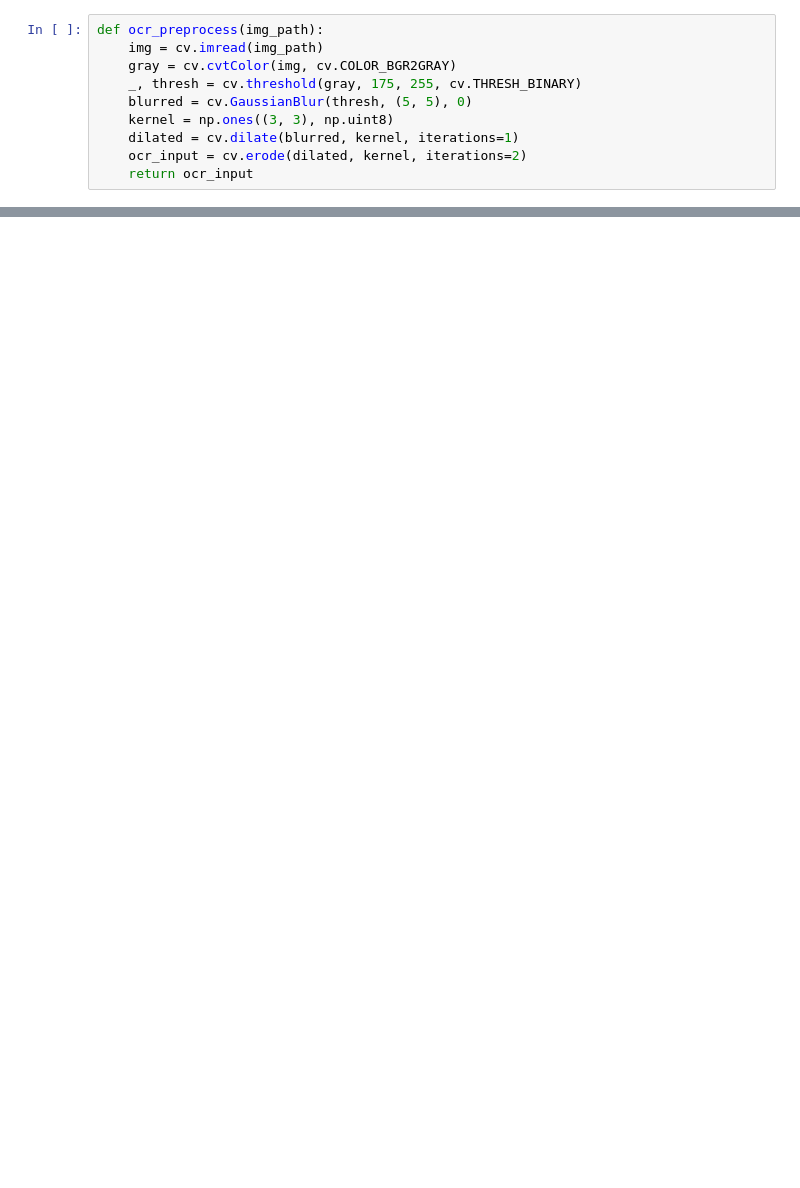
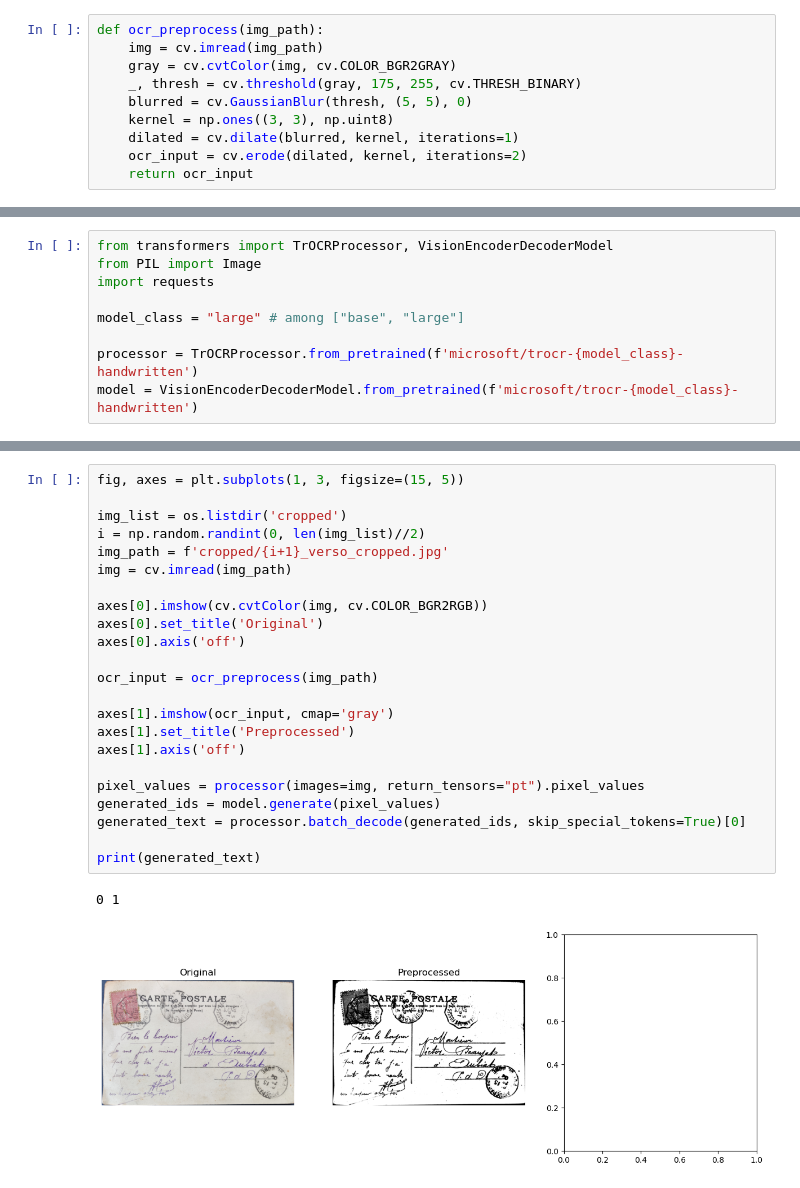
Before and after one commit to LouisChirol/PoulangePostCard, a Jupyter notebook: autocrop.ipynb, the cells around one changed output, grey strips where cells are left out. Saved outputs shown, nothing was run; the diff lists cells and outputs as text; blank space fills up the shorter version.

```diff
--- a/autocrop.ipynb
+++ b/autocrop.ipynb
@@ -230,0 +272,9 @@ a oe e a eles ~¥ ot ace ‘
+# %%
+from transformers import TrOCRProcessor, VisionEncoderDecoderModel
+from PIL import Image
+import requests
+
+model_class = "large" # among ["base", "large"]
+
+processor = TrOCRProcessor.from_pretrained(f'microsoft/trocr-{model_class}-handwritten')
+model = VisionEncoderDecoderModel.from_pretrained(f'microsoft/trocr-{model_class}-handwritten')
@@ -230,0 +287,26 @@ a oe e a eles ~¥ ot ace ‘
+# %%
+fig, axes = plt.subplots(1, 3, figsize=(15, 5))
+
+img_list = os.listdir('cropped')
+i = np.random.randint(0, len(img_list)//2)
+img_path = f'cropped/{i+1}_verso_cropped.jpg'
+img = cv.imread(img_path)
+
+axes[0].imshow(cv.cvtColor(img, cv.COLOR_BGR2RGB))
+axes[0].set_title('Original')
+axes[0].axis('off')
+
+ocr_input = ocr_preprocess(img_path)
+
+axes[1].imshow(ocr_input, cmap='gray')
+axes[1].set_title('Preprocessed')
+axes[1].axis('off')
+
+pixel_values = processor(images=img, return_tensors="pt").pixel_values
+generated_ids = model.generate(pixel_values)
+generated_text = processor.batch_decode(generated_ids, skip_special_tokens=True)[0]
+
+print(generated_text)
+# %% [output]
+0 1
+[figure, added]
```
Also changed, not shown: parts of 14 cells of this notebook.
